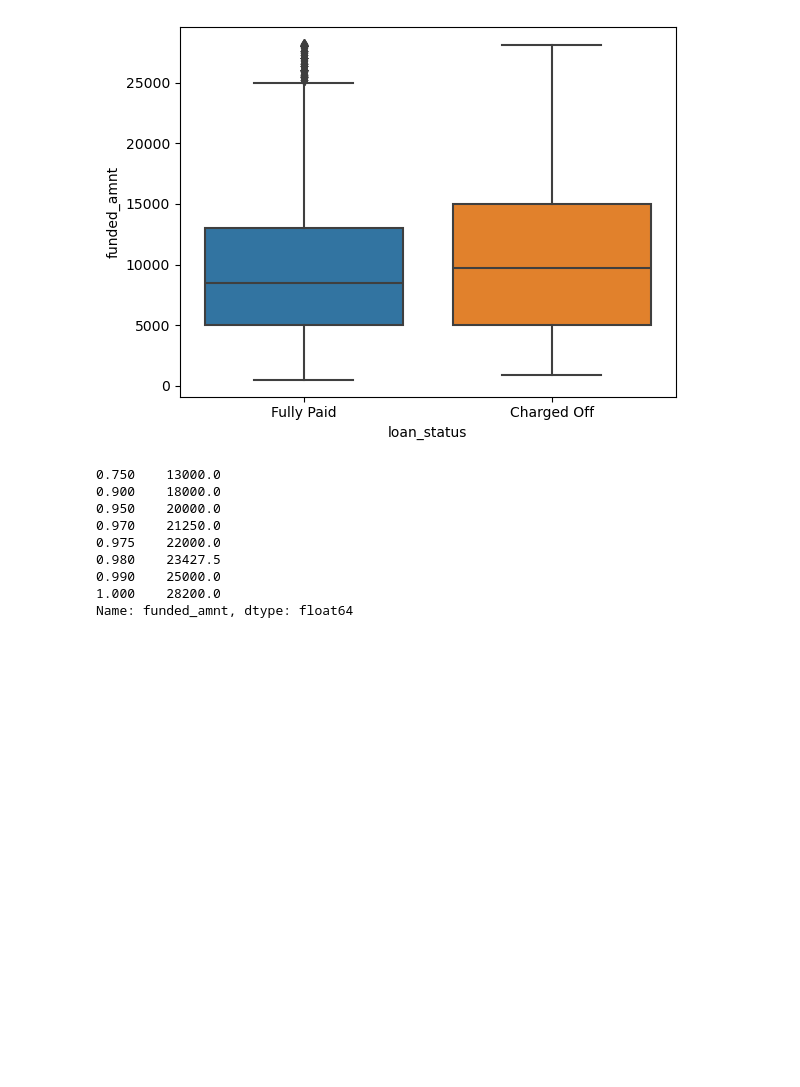
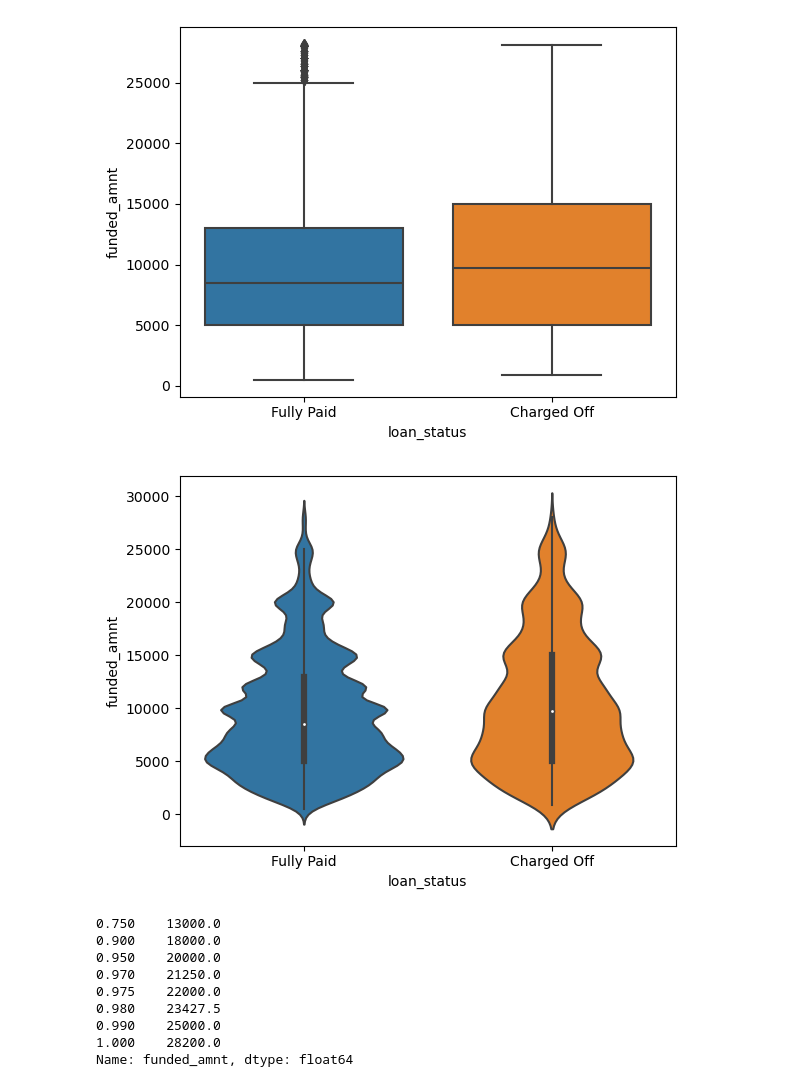
Before and after one commit to sdakshinkar/LendingClubCaseStudy, a Jupyter notebook: Swapnil_Dakshinkar.ipynb, the cells around one changed output. Cells and saved outputs as stored; diff of their text form; code cells hidden in the pictures; blank space fills up the shorter version.

```diff
--- a/Swapnil_Dakshinkar.ipynb
+++ b/Swapnil_Dakshinkar.ipynb
@@ -934,6 +938,10 @@ Name: annual_inc, dtype: float64
 p = sns.boxplot(data=df,x='loan_status',y='funded_amnt')
 # %% [output]
 [figure]
+# %%
+p = sns.violinplot(data=df,x='loan_status',y='funded_amnt')
+# %% [output]
+[figure, added]
 # %%
 df[df.loan_status=='Fully Paid'].funded_amnt.quantile([0.75,0.90,0.95,0.97,0.975, 0.98, 0.99, 1.0])
 # %% [output]
```
Also changed, not shown: parts of 35 cells of this notebook.
